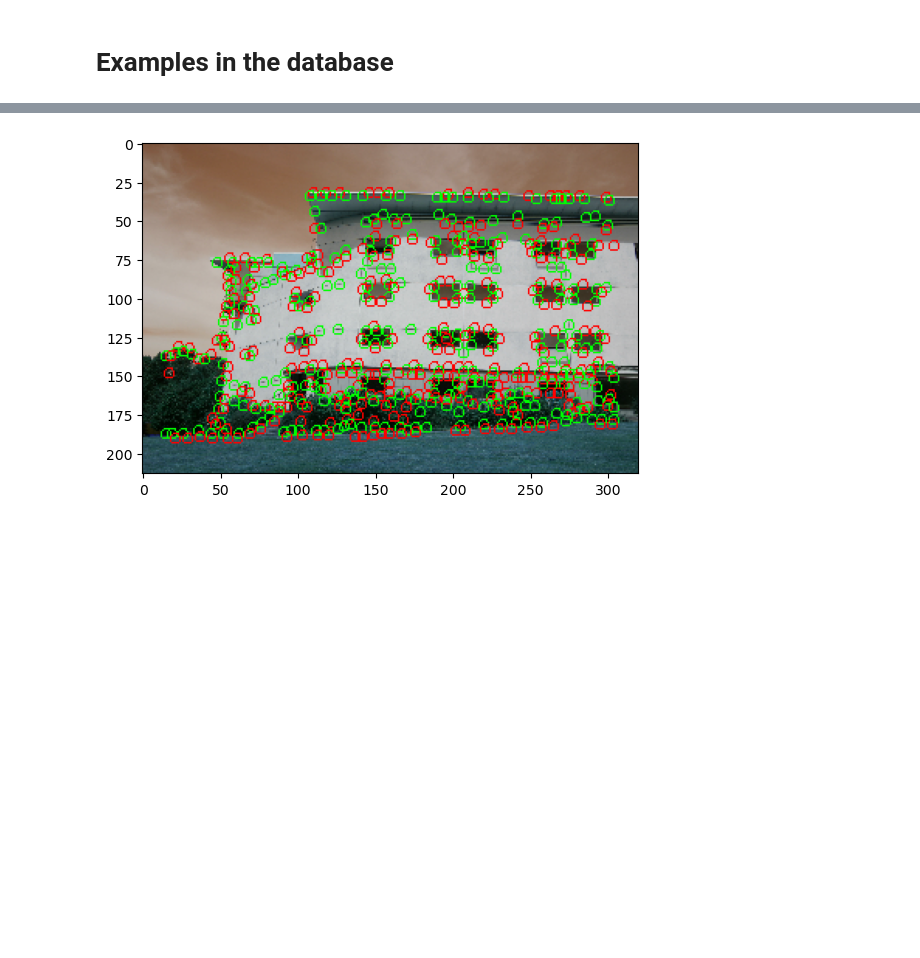
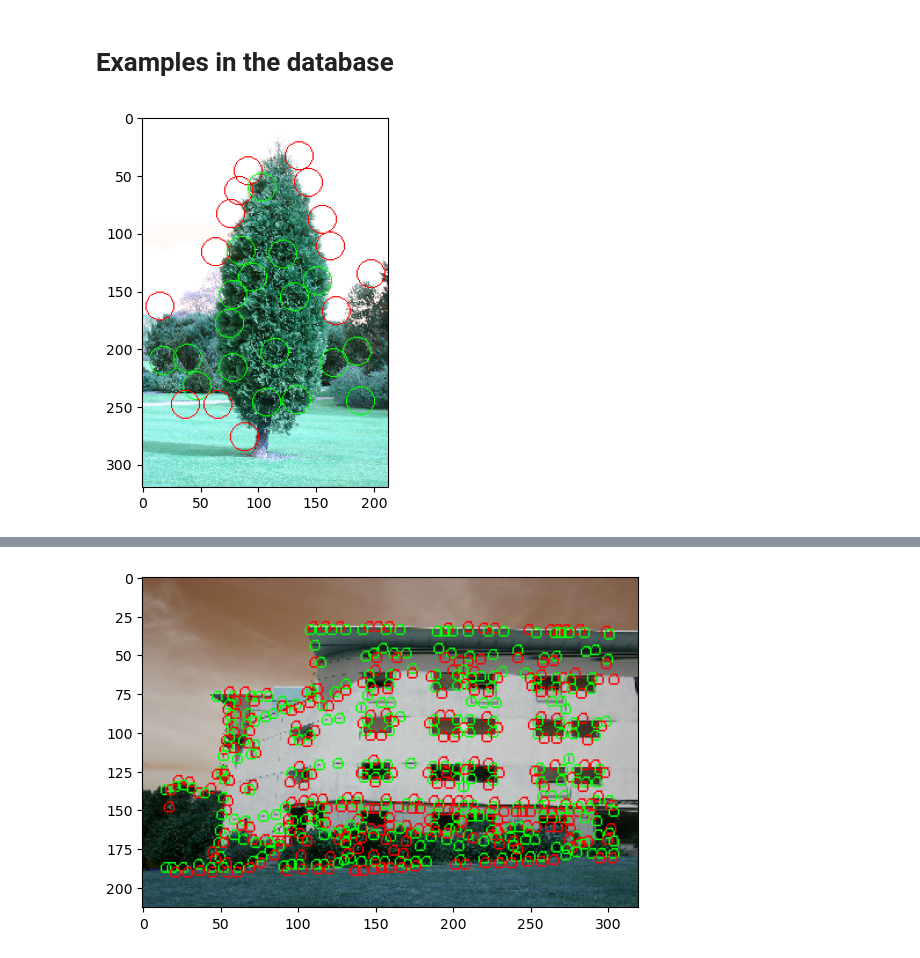
Before and after one commit to matteotolloso/ispr, a Jupyter notebook: midterm_1/Blob Detector.ipynb, the cells around one changed output, grey strips where cells are left out. Cells and saved outputs as stored; diff of their text form; code cells hidden in the pictures; blank space fills up the shorter version.

```diff
--- a/midterm_1/Blob Detector.ipynb
+++ b/midterm_1/Blob Detector.ipynb
@@ -143,6 +147,16 @@ blob_utils.full_pipeline(
 [figure]
 # %% [markdown]
 # Examples in the database
+# %%
+blob_utils.full_pipeline(
+    path="./2_21_s.bmp",
+    kernel_size = 31,
+    sigma = 8,
+    percentile = (10, 90),
+    line_tickness=1
+)
+# %% [output]
+[figure, added]
 # %%
 blob_utils.full_pipeline(
     path="./2_21_s.bmp",
```
Also changed, not shown: parts of 13 cells of this notebook, 1 other file.
